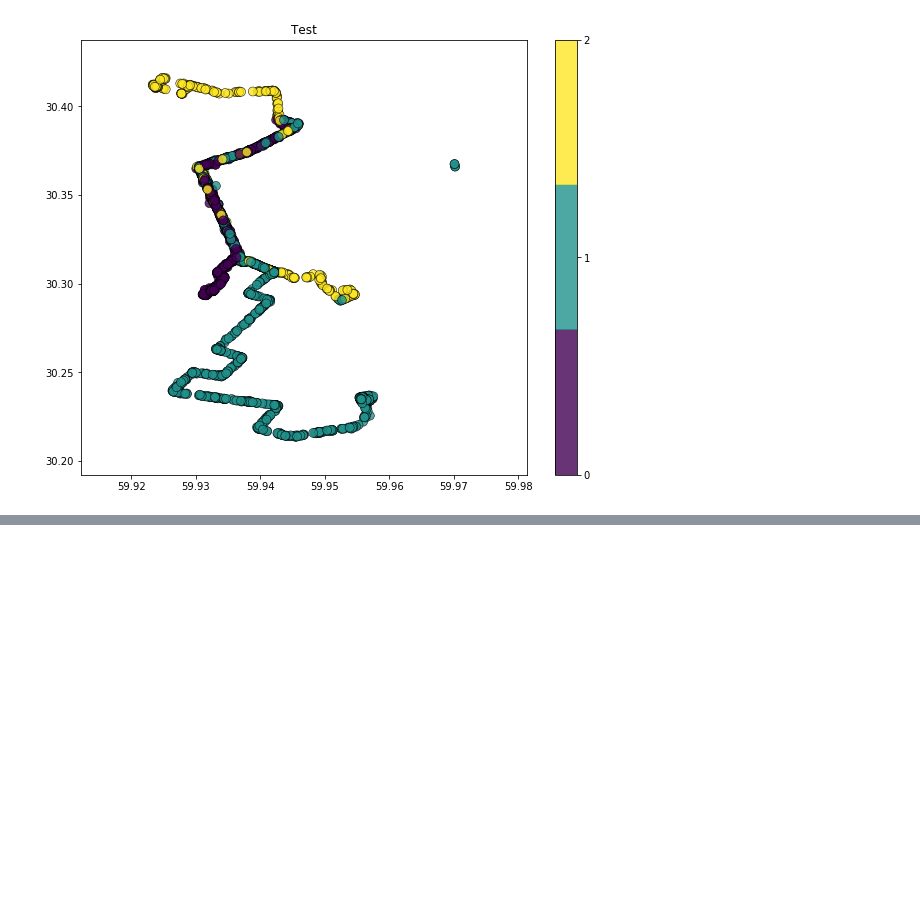
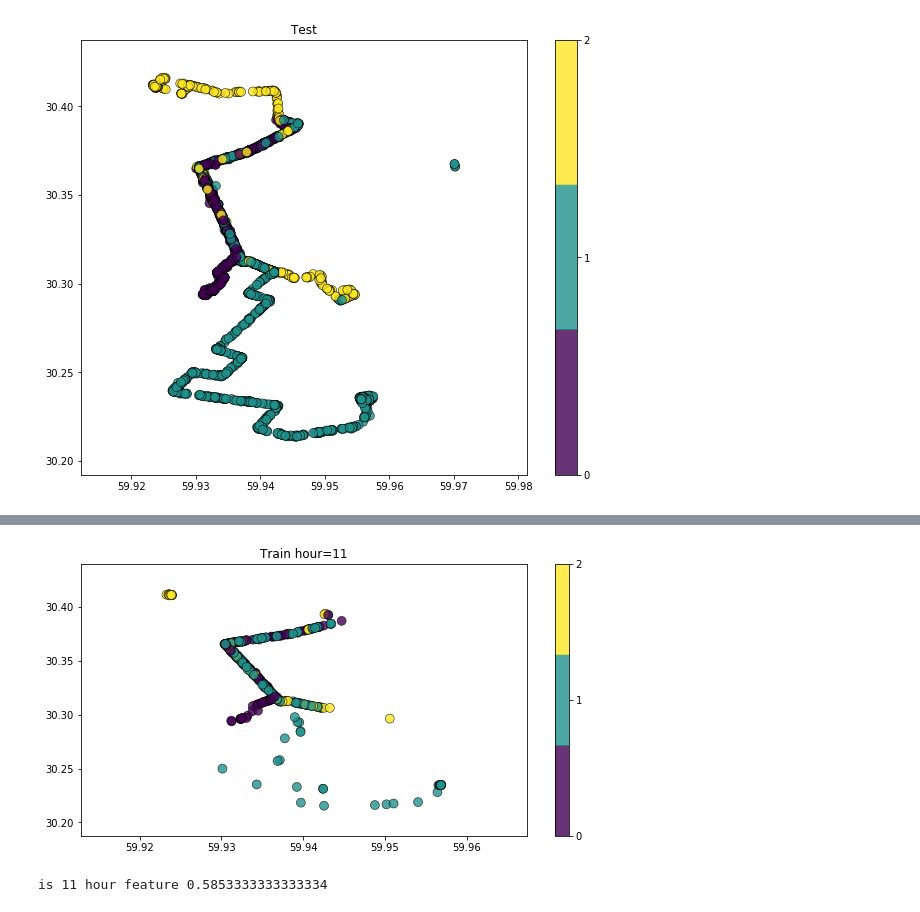
Before and after one commit to default2406/ML-PM-PU, a Jupyter notebook: transport classification.ipynb, the cells around one changed output, grey strips where cells are left out. Drawn from its saved outputs; the diff is of its cells as text; code cells hidden in the pictures; blank space fills up the shorter version.

```diff
--- a/transport classification.ipynb
+++ b/transport classification.ipynb
@@ -1034,0 +1053,13 @@ plt.title('Test');
+# %%
+fig = plt.figure(figsize=(10, 5))
+
+coordinates = labeled_data.query('hour == 11')[['lat', 'log']].values
+y_cond = labeled_data.query('hour == 11')['label']
+
+cmap = plt.get_cmap('viridis', 3)
+plt.scatter(coordinates[:,0], coordinates[:,1], c=y_cond, edgecolors='black', linewidth=0.6, alpha=0.8, s=80,
+            cmap=cmap)
+plt.colorbar(ticks=[0, 1, 2])
+plt.title('Train hour=11');
+# %% [output]
+[figure, added]
@@ -1034,0 +1075,6 @@ plt.title('Test');
+# %%
+forest.fit(train_data[['log', 'lat', 'request_ts', 'trans_ts', 'minute', 'is_11_hour']], y_train)
+print('is 11 hour feature', accuracy_score(y_valid, forest.predict(valid_data[['log', 'lat', 'request_ts',
+                                                                       'trans_ts', 'minute', 'is_11_hour']])))
+# %% [output]
+is 11 hour feature 0.5853333333333334
```
Also changed, not shown: parts of 63 cells of this notebook.
